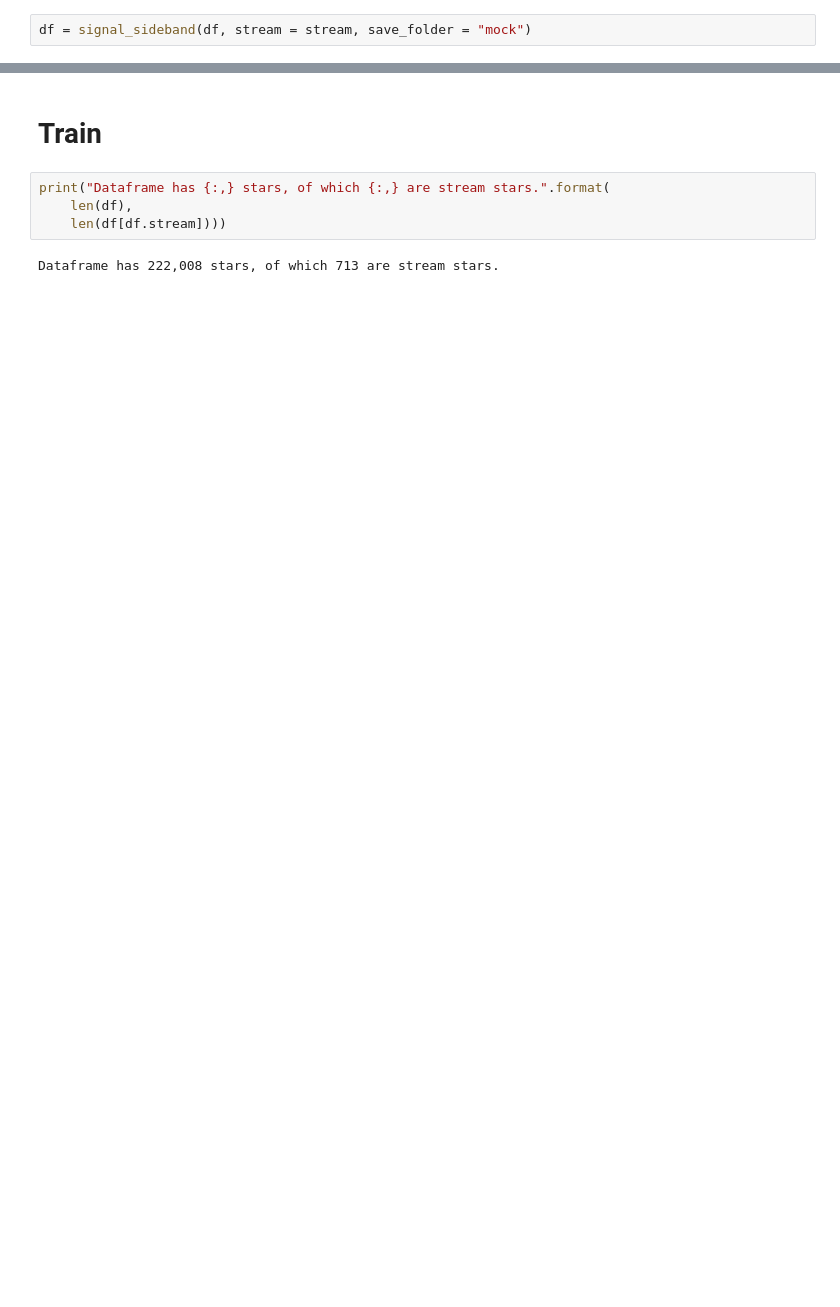
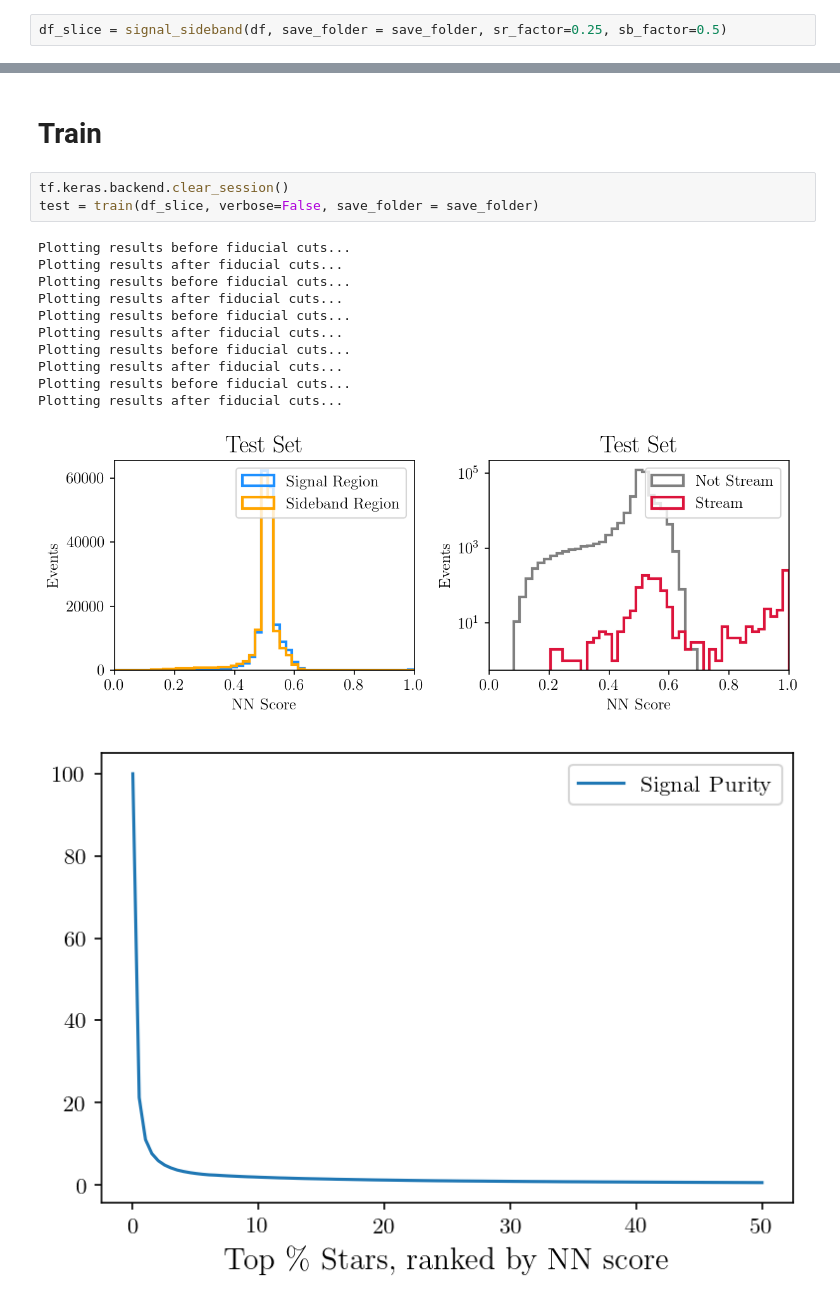
Before and after one commit to hep-lbdl/GaiaCWoLa, a Jupyter notebook: notebooks/Example_Finding_Mock_Stream.ipynb, the cells around one changed output, grey strips where cells are left out. Cells and saved outputs as stored; diff of their text form; blank space fills up the shorter version.

```diff
--- a/notebooks/Example_Finding_Mock_Stream.ipynb
+++ b/notebooks/Example_Finding_Mock_Stream.ipynb
@@ -26,3 +30,3 @@ visualize_stream(df, save_folder="mock")
 # %%
-df = signal_sideband(df, stream = stream, save_folder = "mock")
+df_slice = signal_sideband(df, save_folder = save_folder, sr_factor=0.25, sb_factor=0.5)
 # %% [output]
@@ -37,8 +43,18 @@ f_sig = 668.7X f_sideband.
 # %% [markdown]
 # Train
 # %%
-print("Dataframe has {:,} stars, of which {:,} are stream stars.".format(
-    len(df),
-    len(df[df.stream])))
+tf.keras.backend.clear_session()
+test = train(df_slice, verbose=False, save_folder = save_folder)
 # %% [output]
-Dataframe has 222,008 stars, of which 713 are stream stars.
+Plotting results before fiducial cuts...
+Plotting results after fiducial cuts...
+Plotting results before fiducial cuts...
+Plotting results after fiducial cuts...
+Plotting results before fiducial cuts...
+Plotting results after fiducial cuts...
+Plotting results before fiducial cuts...
+Plotting results after fiducial cuts...
+Plotting results before fiducial cuts...
+Plotting results after fiducial cuts...
+[figure, added]
+[figure, added]
```
Also changed, not shown: parts of 10 cells of this notebook, 5 other files.
